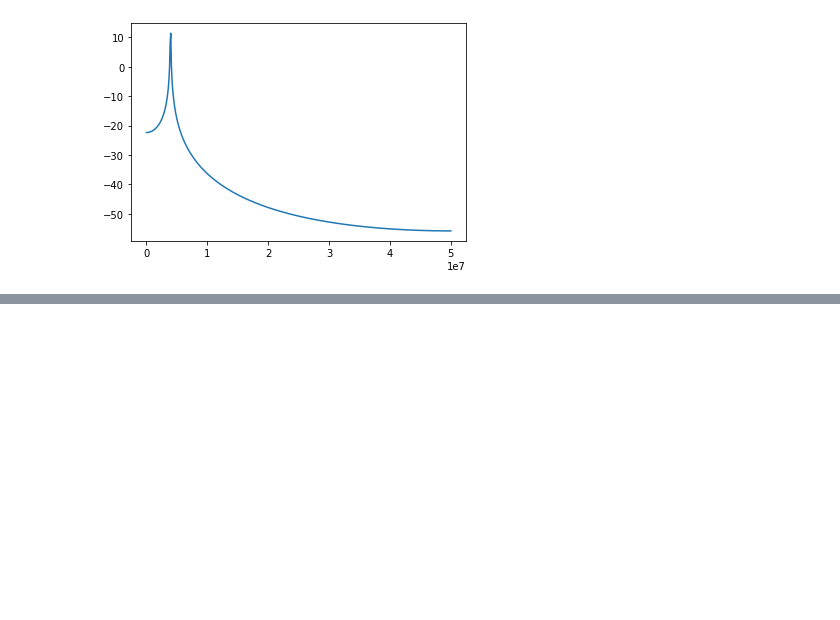
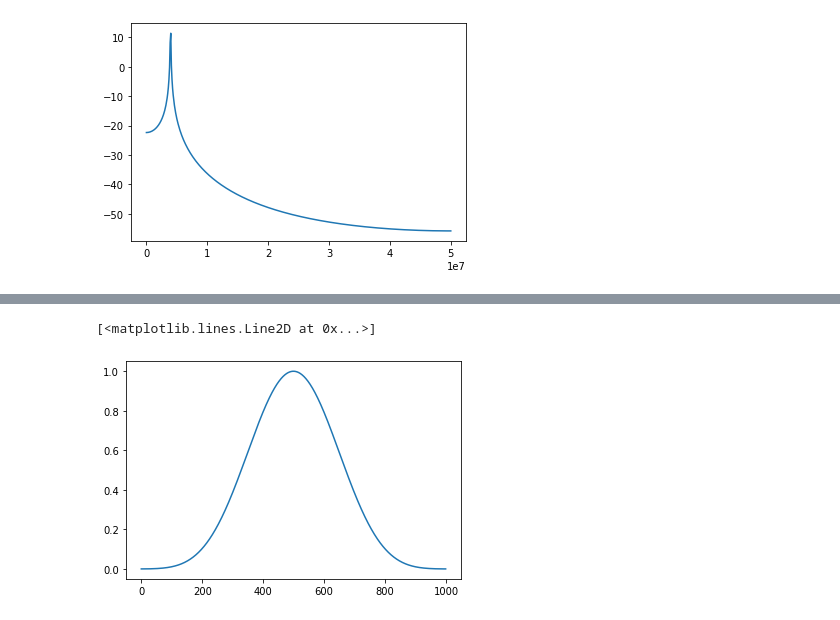
Before and after one commit to papamidas/notebooks, a Jupyter notebook: SFDR.ipynb, the cells around one changed output, grey strips where cells are left out. Cells and saved outputs as stored; diff of their text form; code cells hidden in the pictures; blank space fills up the shorter version.

```diff
--- a/SFDR.ipynb
+++ b/SFDR.ipynb
@@ -70,0 +116,6 @@ Im Zeitbereich kann man sich einen endlichen langen Schwingungszug als Produkt a
+# %%
+from scipy import signal
+plt.plot(signal.blackmanharris(1000))
+# %% [output]
+[<matplotlib.lines.Line2D at 0x...>]
+[figure, added]
```
Also changed, not shown: parts of 23 cells of this notebook.
